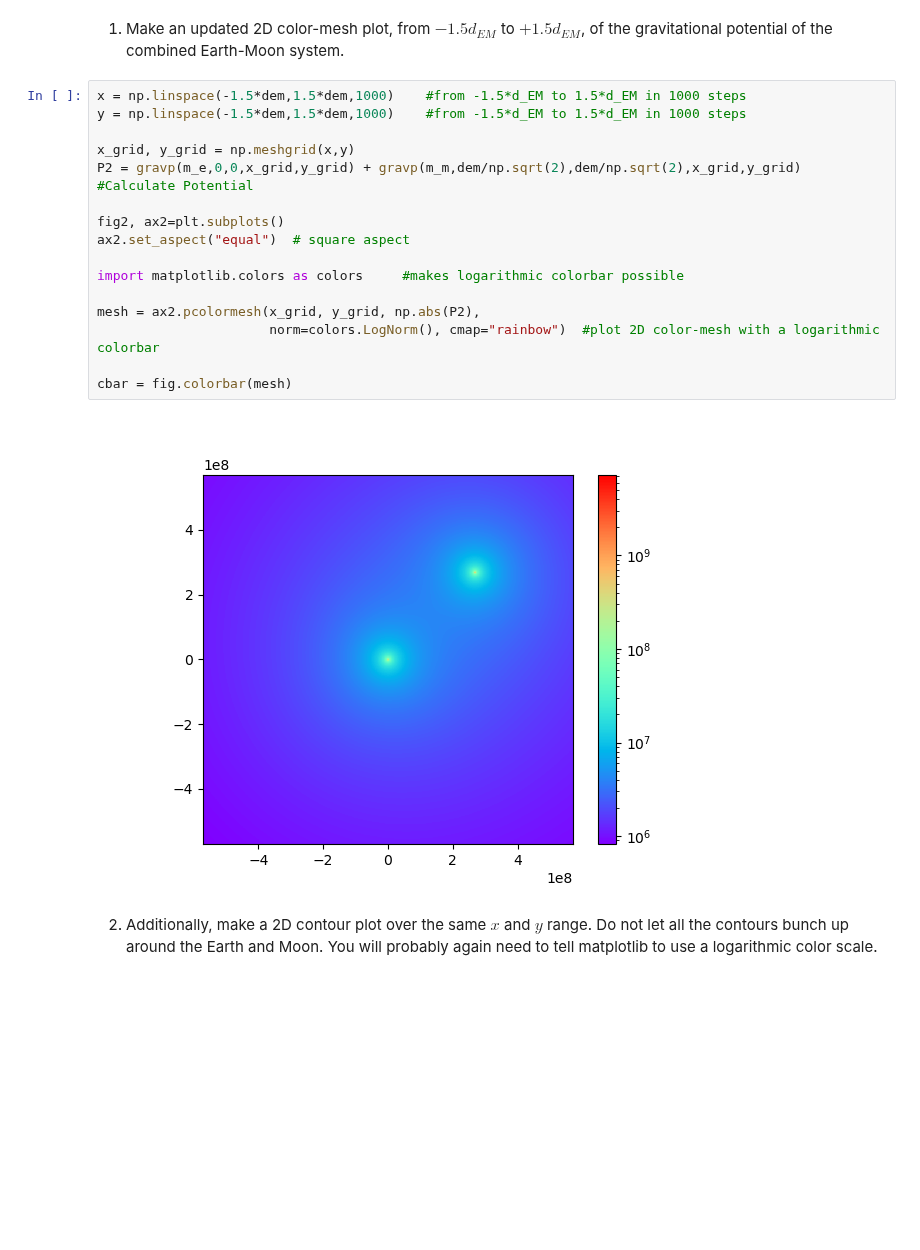
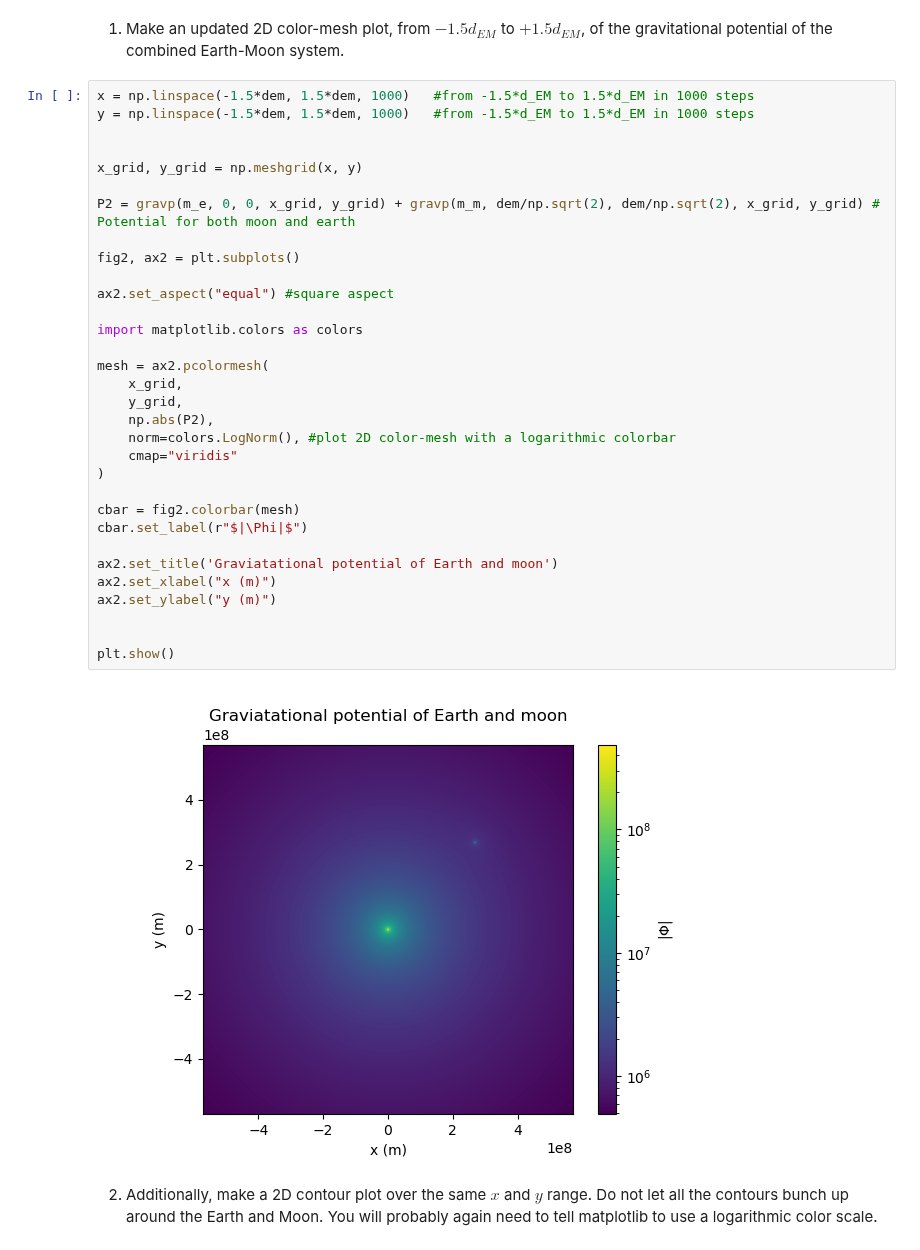
Before and after one commit to dh-2026/PHYS265-spring26, a Jupyter notebook: Lab1/lab1.ipynb, the cells around one changed output. Drawn from its saved outputs; the diff is of its cells as text; blank space fills up the shorter version.

```diff
--- a/Lab1/lab1.ipynb
+++ b/Lab1/lab1.ipynb
@@ -136,24 +175,40 @@ and the moon is at a location $(x_{M},y_{M}) = \big( \frac{d_{EM}}{\sqrt{2}}, \f
 # %% [markdown]
 1. Make an updated 2D color-mesh plot, from $-1.5d_{EM}$ to $+1.5d_{EM}$,
 of the gravitational potential of the combined Earth-Moon system.
-# %%
-x = np.linspace(-1.5*dem,1.5*dem,1000)    #from -1.5*d_EM to 1.5*d_EM in 1000 steps
-y = np.linspace(-1.5*dem,1.5*dem,1000)    #from -1.5*d_EM to 1.5*d_EM in 1000 steps
-
-x_grid, y_grid = np.meshgrid(x,y)
-P2 = gravp(m_e,0,0,x_grid,y_grid) + gravp(m_m,dem/np.sqrt(2),dem/np.sqrt(2),x_grid,y_grid)   #Calculate Potential
-
-fig2, ax2=plt.subplots()
-ax2.set_aspect("equal")  # square aspect
-
-import matplotlib.colors as colors     #makes logarithmic colorbar possible
-
-mesh = ax2.pcolormesh(x_grid, y_grid, np.abs(P2),
-                      norm=colors.LogNorm(), cmap="rainbow")  #plot 2D color-mesh with a logarithmic colorbar
-
-cbar = fig.colorbar(mesh)
-# %% [output]
-[figure, removed]
+# %%
+x = np.linspace(-1.5*dem, 1.5*dem, 1000)   #from -1.5*d_EM to 1.5*d_EM in 1000 steps
+y = np.linspace(-1.5*dem, 1.5*dem, 1000)   #from -1.5*d_EM to 1.5*d_EM in 1000 steps
+
+
+x_grid, y_grid = np.meshgrid(x, y)
+
+P2 = gravp(m_e, 0, 0, x_grid, y_grid) + gravp(m_m, dem/np.sqrt(2), dem/np.sqrt(2), x_grid, y_grid) # Potential for both moon and earth
+
+fig2, ax2 = plt.subplots()
+
+ax2.set_aspect("equal") #square aspect
+
+import matplotlib.colors as colors
+
+mesh = ax2.pcolormesh(
+    x_grid,
+    y_grid,
+    np.abs(P2),
+    norm=colors.LogNorm(), #plot 2D color-mesh with a logarithmic colorbar
+    cmap="viridis"
+)
+
+cbar = fig2.colorbar(mesh)
+cbar.set_label(r"$|\Phi|$")
+
+ax2.set_title('Graviatational potential of Earth and moon')
+ax2.set_xlabel("x (m)")
+ax2.set_ylabel("y (m)")
+
+
+plt.show()
+# %% [output]
+[figure, added]
 # %% [markdown]
 2. Additionally, make a 2D contour plot over the same $x$ and $y$ range.
 Do not let all the contours bunch up around the Earth and Moon.
```
Also changed, not shown: parts of 22 cells of this notebook.
